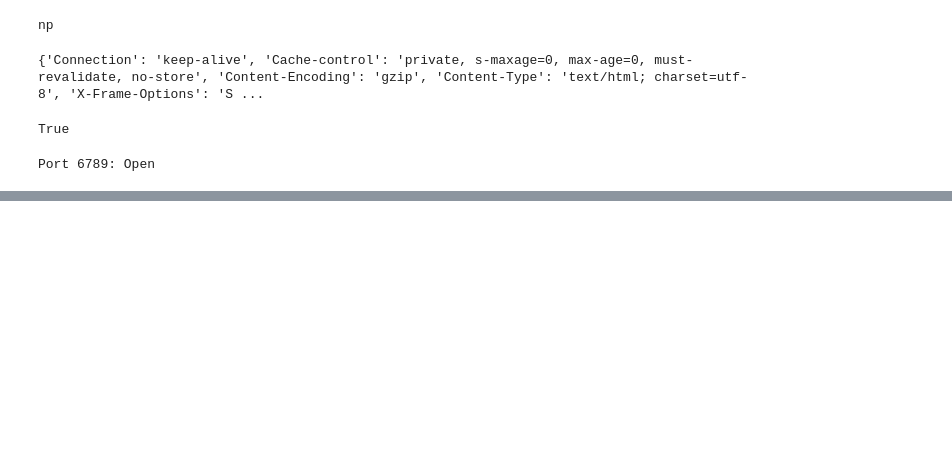
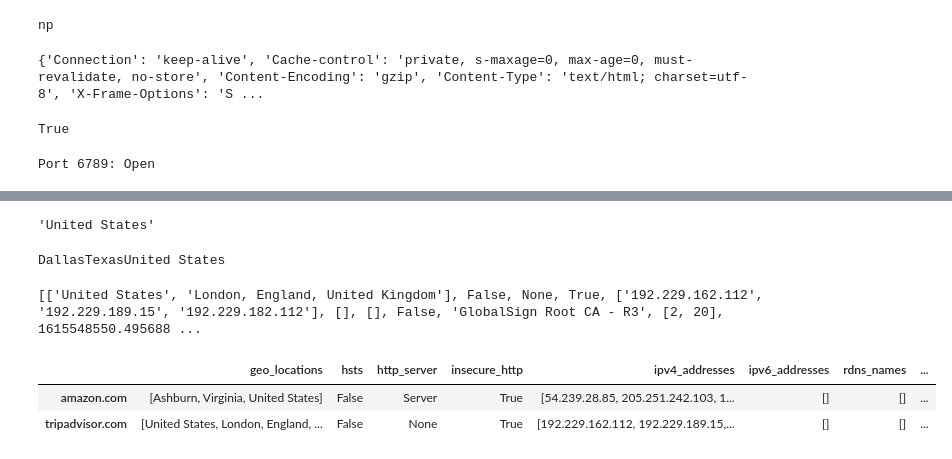
Before and after one commit to ckive/Network-scanner, a Jupyter notebook: Untitled.ipynb, the cells around one changed output, grey strips where cells are left out. Drawn from its saved outputs; the diff is of its cells as text; code cells hidden in the pictures; blank space fills up the shorter version.

Commit message:
missing 3 scanners, and last table for report

```diff
--- a/Untitled.ipynb
+++ b/Untitled.ipynb
@@ -55,0 +86,9 @@ def root_ca(target):
+# %%
+country = info['country']['names']['en']
+country
+# %% [output]
+'United States'
+# %%
+print(city+province+country)
+# %% [output]
+DallasTexasUnited States
@@ -55,0 +97,14 @@ def root_ca(target):
+# %%
+df = pd.read_json("single.json").transpose()
+# %%
+for i in range(0, df.shape[0]):
+    rowSeries = df.iloc[i].tolist()
+print(rowSeries)
+# %% [output]
+[['United States', 'London, England, United Kingdom'], False, None, True, ['192.229.162.112', '192.229.189.15', '192.229.182.112'], [], [], False, 'GlobalSign Root CA - R3', [2, 20], 1615548550.495688 ...
+# %%
+df
+# %% [output]
+|  | geo_locations | hsts | http_server | insecure_http | ipv4_addresses | ipv6_addresses | rdns_names | ... |
+| amazon.com | [Ashburn, Virginia, United States] | False | Server | True | [54.239.28.85, 205.251.242.103, 1... | [] | [] | ... |
+| tripadvisor.com | [United States, London, England, ... | False | None | True | [192.229.162.112, 192.229.189.15,... | [] | [] | ... |
```
Also changed, not shown: parts of 34 cells of this notebook, 12 other files.
